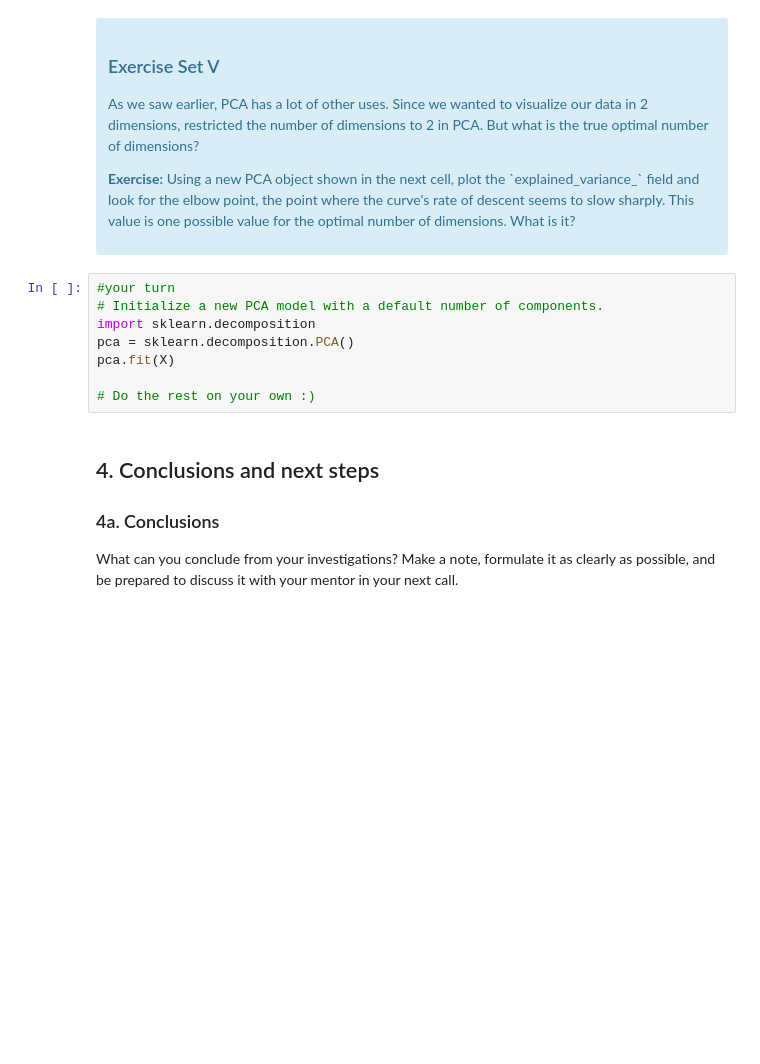
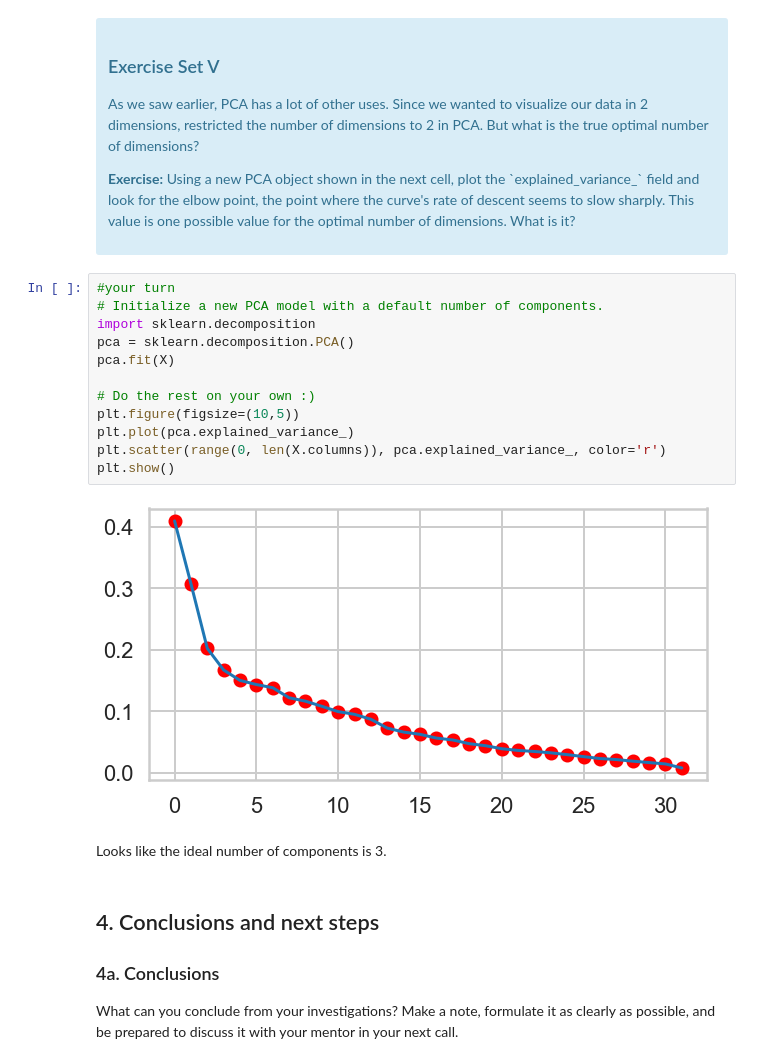
Before and after one commit to loalberto/Springboard-Clustering-Case-Study, a Jupyter notebook: Clustering Case Study - Customer Segmentation with K-Means - Tier 3.ipynb, the cells around one changed output. Saved outputs shown, nothing was run; the diff lists cells and outputs as text; blank space fills up the shorter version.

```diff
--- a/Clustering Case Study - Customer Segmentation with K-Means - Tier 3.ipynb
+++ b/Clustering Case Study - Customer Segmentation with K-Means - Tier 3.ipynb
@@ -384,11 +446,19 @@ What we've done is we've taken those columns of 0/1 indicator variables, and we'
 # %%
 #your turn
 # Initialize a new PCA model with a default number of components.
 import sklearn.decomposition
 pca = sklearn.decomposition.PCA()
 pca.fit(X)
 
 # Do the rest on your own :)
+plt.figure(figsize=(10,5))
+plt.plot(pca.explained_variance_)
+plt.scatter(range(0, len(X.columns)), pca.explained_variance_, color='r')
+plt.show()
+# %% [output]
+[figure, added]
+# %% [markdown]
+Looks like the ideal number of components is 3.
 # %% [markdown]
 ## 4. Conclusions and next steps
 ### 4a. Conclusions
```
Also changed, not shown: parts of 21 cells of this notebook.
